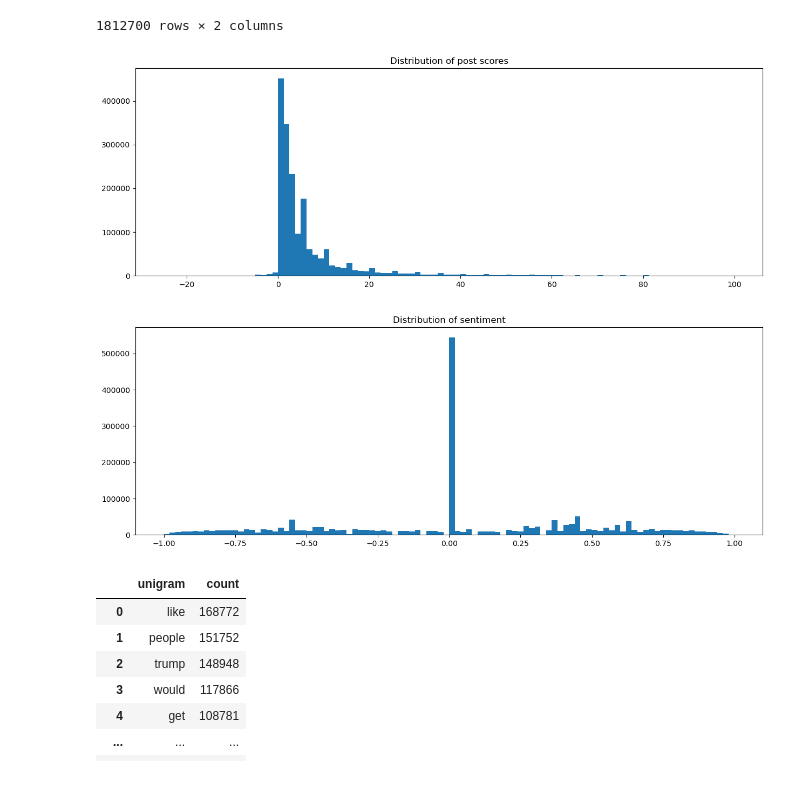
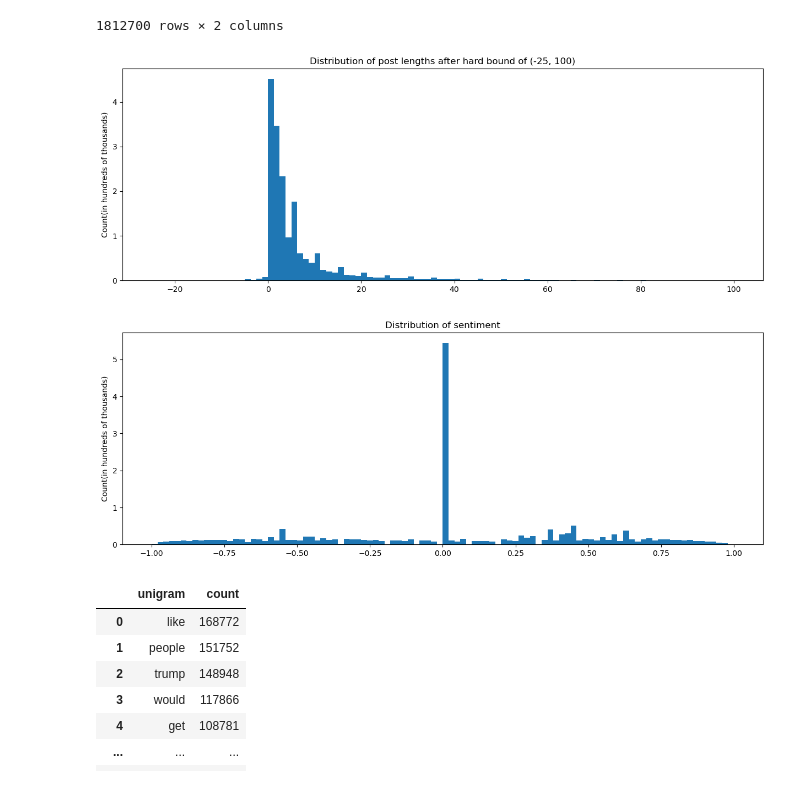
Before and after one commit to Jellohub/political_sentiment_analysis, a Jupyter notebook: final_notebook.ipynb, the cells around one changed output. Drawn from its saved outputs; the diff is of its cells as text; code cells hidden in the pictures.

Commit message:
Cleaned up visualizations and helper functions

```diff
--- a/final_notebook.ipynb
+++ b/final_notebook.ipynb
@@ -614,16 +630,22 @@ targets[['score', 'vader']]
 1812700 rows × 2 columns
 # %%
 fig, ax = plt.subplots(figsize=(15,5))
-ax.hist(targets.score, bins=100);
-ax.set_title("Distribution of post scores");
+ax.hist(targets['score'], bins=100)
+ticks_y = ticker.FuncFormatter(lambda x, pos: '{0:g}'.format(x/100000))
+ax.yaxis.set_major_formatter(ticks_y)
+ax.set_ylabel("Count(in hundreds of thousands)")
+ax.set_title("Distribution of post lengths after hard bound of (-25, 100)");
 # %% [output]
-[figure, old version]
+[figure, new version]
 # %%
 fig, ax = plt.subplots(figsize=(15,5))
-ax.hist(targets.vader, bins=100);
+ax.hist(targets.vader, bins=100)
+ticks_y = ticker.FuncFormatter(lambda x, pos: '{0:g}'.format(x/100000))
+ax.yaxis.set_major_formatter(ticks_y)
+ax.set_ylabel("Count(in hundreds of thousands)")
 ax.set_title("Distribution of sentiment");
 # %% [output]
-[figure, old version]
+[figure, new version]
 # %%
 # These are the top 1000 most common single-words after spam removal,
 # a hard cap on post length of 200 words, and a hard boundary on post score
```
Also changed, not shown: parts of 49 cells of this notebook, 4 other files.
